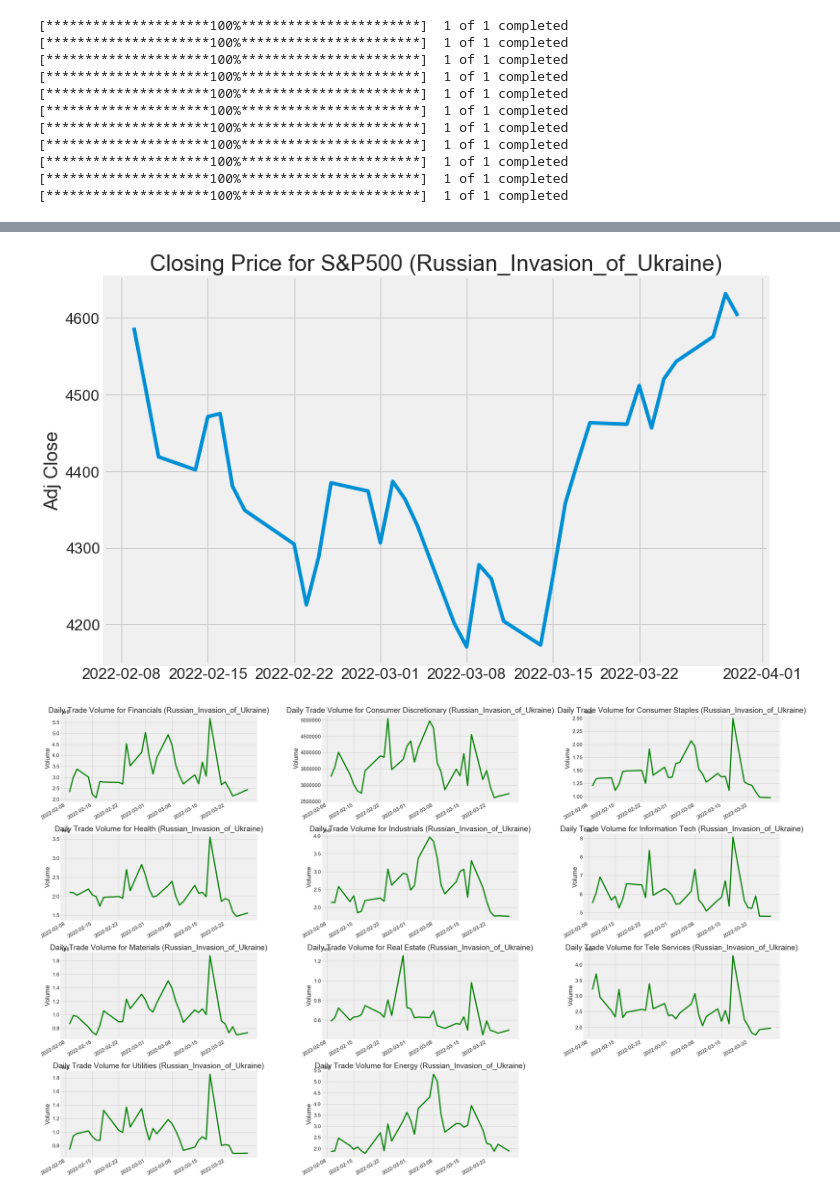
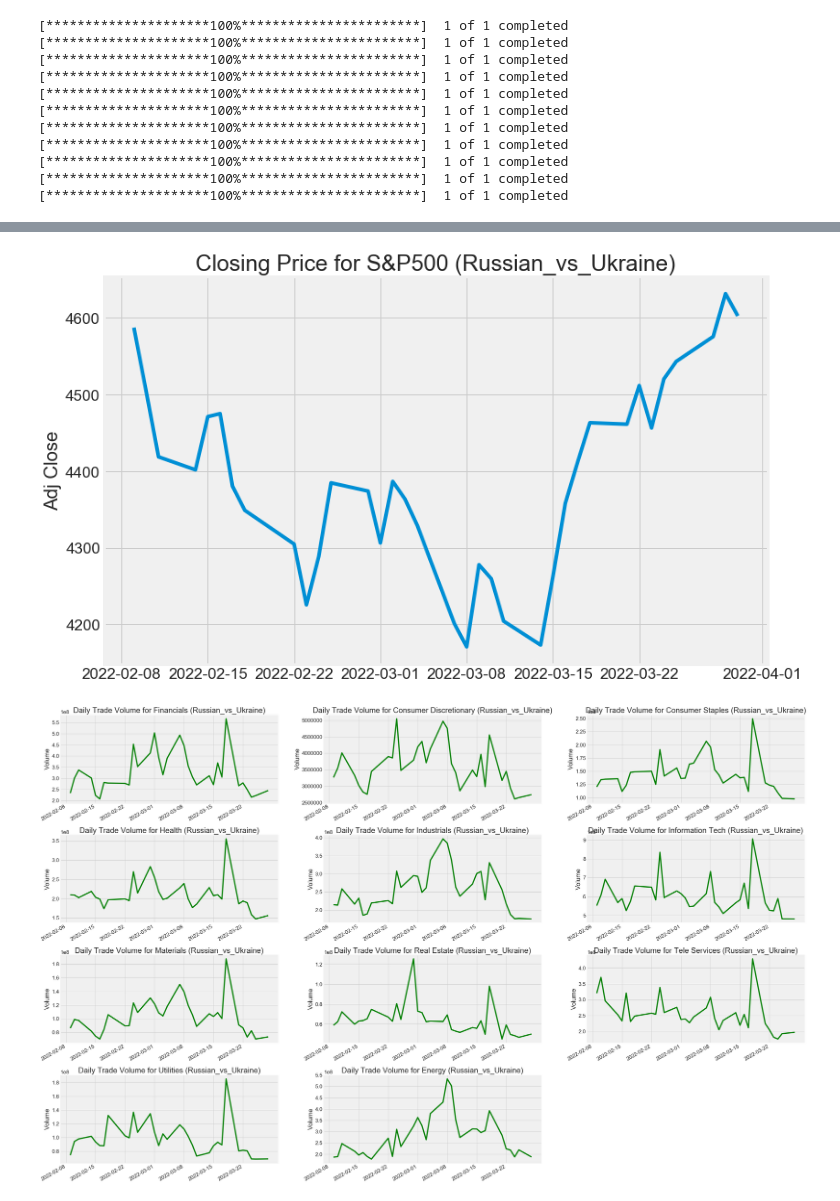
Before and after one commit to Ash-Tao/Sectors_Performance, a Jupyter notebook: Sector.ipynb, the cells around one changed output, grey strips where cells are left out. Drawn from its saved outputs; the diff is of its cells as text; code cells hidden in the pictures.

```diff
--- a/Sector.ipynb
+++ b/Sector.ipynb
@@ -40,27 +45,23 @@ plt.show()
 # %%
-
 # Stock_Market_Selloff - 2015,8,18 - 2015,11,3
 # Bitcoin_Crash - 2018,9,20 - 2019,4,23
 # Covid_19  - 2020,2,20 - 2020,8,18
 # Russian_Invasion_of_Ukraine - 2022,2,10 - 2022,3,30
 
-Period = "Russian_Invasion_of_Ukraine"
-this_year_start = datetime(2022,2,10).date()
-this_year_end = datetime(2022,3,30).date()
+# Set up crash name and periods
+Period = "Russian_vs_Ukraine"
+start_date = datetime(2022,2,10).date()
+end_date = datetime(2022,3,30).date()
 
-# The tech stocks we'll use for this analysis
-# SP_ID = ['^GSPC']
-# SP_name = ["S&P500"]
+# The sectors we'll use for this analysis
 sector_list = ['^SP500-40','^SP500-25','^SP500-30',"^SP500-35","^SP500-20","^SP500-45","^SP500-15","^SP500-60","^SP500-50","^SP500-55","^GSPE"]
 sector_name = ["Financials","Consumer Discretionary","Consumer Staples","Health","Industrials","Information Tech","Materials","Real Estate","Tele Services","Utilities","Energy"]
-# Set up End and Start times for data grab
+
 # sector_list = ['^SP500-40','^SP500-25','^SP500-30',"^SP500-35","^SP500-20","^SP500-45","^SP500-15","^SP500-60","^SP500-50","^SP500-55","^GSPE"]
-thisyear = ['^SP500-40','^SP500-25','^SP500-30',"^SP500-35","^SP500-20","^SP500-45","^SP500-15","^SP500-60","^SP500-50","^SP500-55","^GSPE"]
-# SP_ID = ['^GSPC']#     thisyear[sector_list.index(stock)] = globals()[stock] = yf.download(stock, this_year_start, this_year_end)
-# SP_name = ["S&P500"]
+prerformance = ['^SP500-40','^SP500-25','^SP500-30',"^SP500-35","^SP500-20","^SP500-45","^SP500-15","^SP500-60","^SP500-50","^SP500-55","^GSPE"]
+
 for stock in sector_list:
-#     thisyear[sector_list.index(stock)] = globals()[stock] = yf.download(stock, this_year_start, this_year_end)
-    thisyear[sector_list.index(stock)] = yf.download(stock, this_year_start, this_year_end)
+    prerformance[sector_list.index(stock)] = yf.download(stock, start_date, end_date)
 # %% [output]
 [*********************100%***********************]  1 of 1 completed
 [*********************100%***********************]  1 of 1 completed
@@ -74,16 +75,18 @@ for stock in sector_list:
 [*********************100%***********************]  1 of 1 completed
 [*********************100%***********************]  1 of 1 completed
 # %%
+# Set layout for the plot
 plt.figure(figsize=(30, 18.54))
 plt.subplots_adjust(top=1.25, bottom=1.2)
 plt.rc('font', size=17)
 
+# Create a subplots
 for i, sector in enumerate(sector_list, 1):
     plt.subplot(4, 3, i)
-    thisyear[i-1]['Adj Close'].plot()
+    prerformance[i-1]['Adj Close'].plot()
     plt.ylabel('Adj Close')
     plt.xlabel(None)
     plt.title(f"Closing Price for {sector_name[i - 1]} ({Period})")
-plt.tight_layout()
+    plt.tight_layout()
 plt.savefig(f"Adj Close Change by Sectors ({Period}).png")
 # %% [output]
@@ -91,5 +94,8 @@ plt.savefig(f"Adj Close Change by Sectors ({Period}).png")
 # %%
-SP500_df = pd.DataFrame(DataReader('^GSPC', 'yahoo', this_year_start, this_year_end)['Adj Close'])
+# Get 'Adj Close' on total S&P 500 from yahoo finance
+SP500_df = pd.DataFrame(DataReader('^GSPC', 'yahoo', start_date, end_date)['Adj Close'])
+
+# Set layout for the plot & reate a plot
 plt.figure(figsize=(12, 7))
 plt.plot(SP500_df.index,SP500_df['Adj Close'])
 plt.ylabel('Adj Close')
@@ -98,22 +104,23 @@ plt.title(f"Closing Price for S&P500 ({Period})")
 plt.tight_layout()
 plt.savefig(f"Adj Close Change for S&P500 ({Period}).png")
 # %% [output]
-[figure, old version]
+[figure, new version]
 # %%
+# Set layout for the plot
 plt.figure(figsize=(35, 21.63))
 plt.subplots_adjust(top=1.25, bottom=1.2)
 plt.rc('font', size=17)
 
-
+# Create a subplots
 for i, sector in enumerate(sector_list, 1):
     plt.subplot(4, 3, i)
-    thisyear[i-1]['Volume'].plot(color="g")
+    prerformance[i-1]['Volume'].plot(color="g")
 
     plt.ylabel('Volume')
     plt.xlabel(None)
     plt.title(f"Daily Trade Volume for {sector_name[i - 1]} ({Period})")
 plt.tight_layout()
 plt.savefig(f"Daily Trade Volume by Sectors ({Period}).png")
 # %% [output]
-[figure, old version]
+[figure, new version]
 # %%
```
Also changed, not shown: parts of 18 cells of this notebook, 6 other files.
